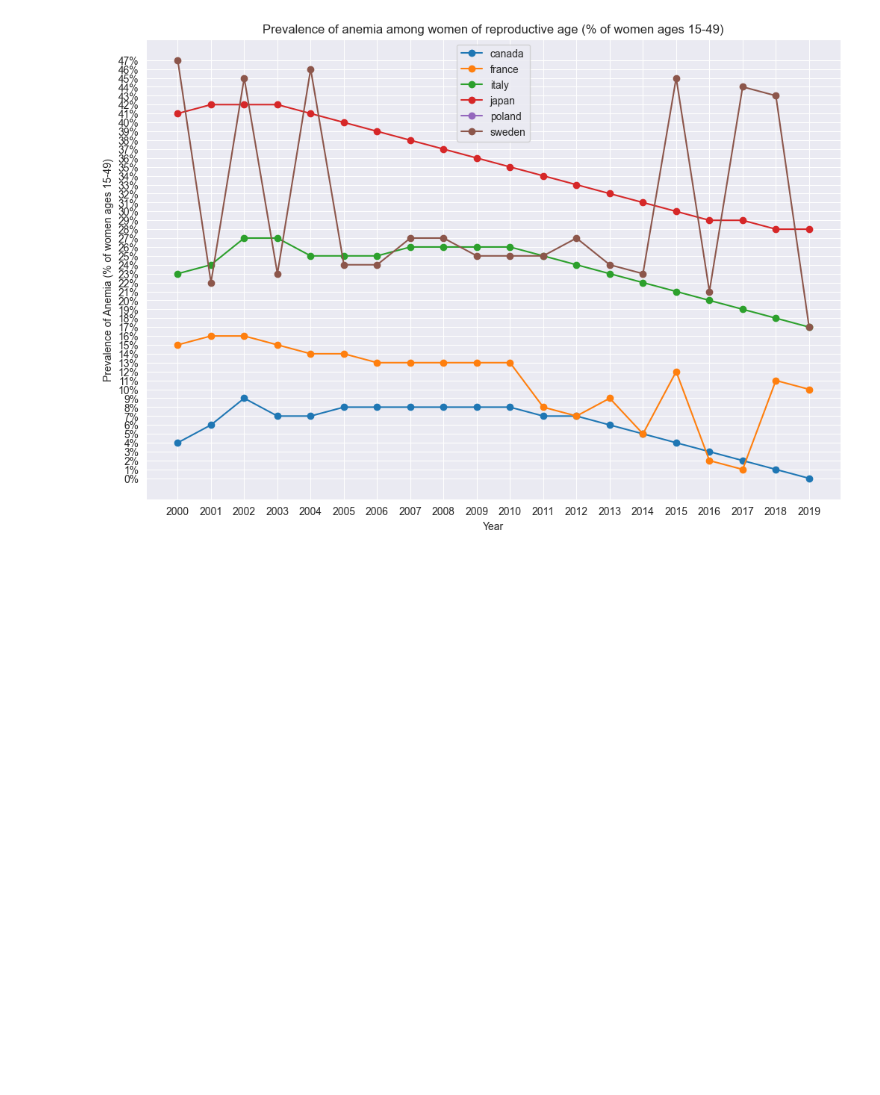
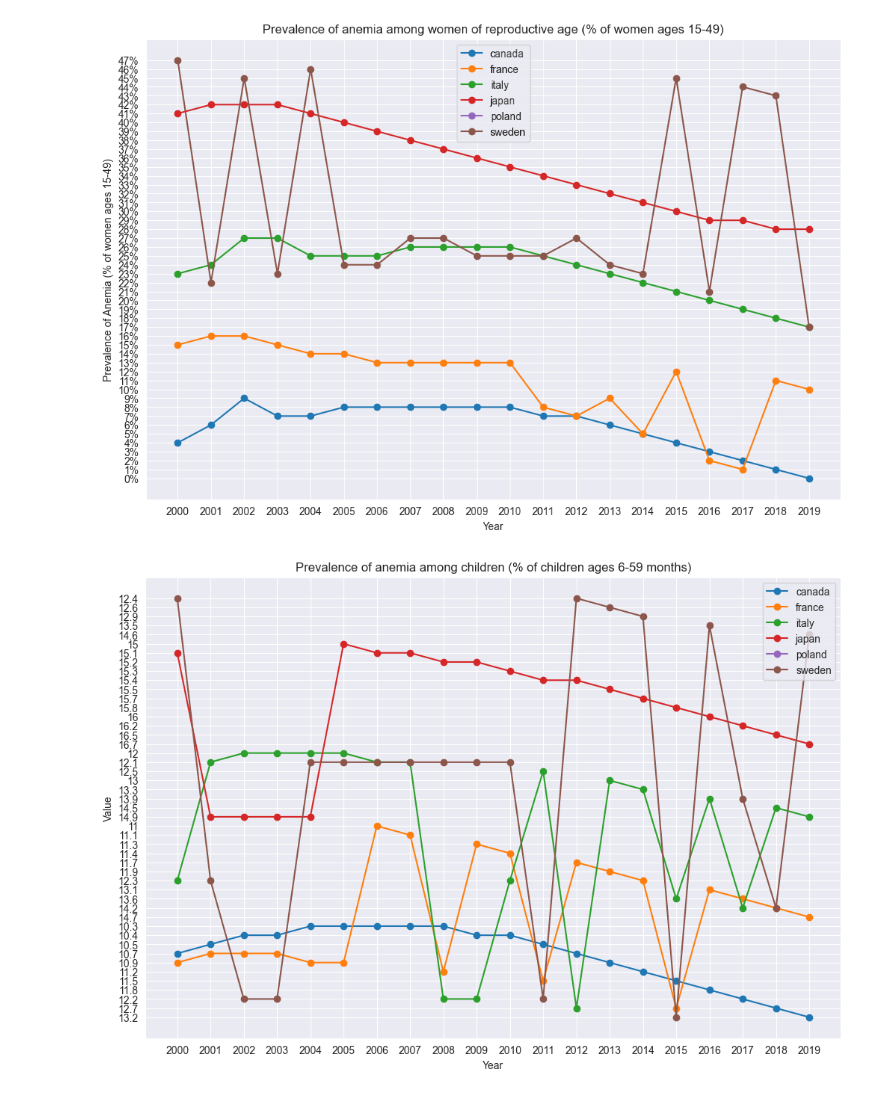
Before and after one commit to DuQer/HealthEducationVisualization, a Jupyter notebook: main.ipynb, the cells around one changed output. Cells and saved outputs as stored; diff of their text form; code cells hidden in the pictures; blank space fills up the shorter version.

Commit message:
Created a plot for the indicator "Prevalence of anemia among children (% of children ages 6-59 months)" across selected countries.

```diff
--- a/main.ipynb
+++ b/main.ipynb
@@ -224,3 +224,25 @@ plt.gca().set_yticklabels(['{:.0f}%'.format(x) for x in plt.gca().get_yticks()])
 plt.show()
 # %% [output]
 [figure]
+# %%
+
+indicator_name_children = "Prevalence of anemia among children (% of children ages 6-59 months)"
+
+plt.figure(figsize=(12, 8))
+
+for country in selected_countries:
+    selected_data_children = lista_health[country][lista_health[country]['Indicator Name'] == indicator_name_children]
+    selected_data_children = selected_data_children.sort_values(by='Year', ascending=False)
+    plt.plot(selected_data_children['Year'], selected_data_children['Value'], marker='o', linestyle='-', label=country)
+
+plt.title(indicator_name_children)
+plt.xlabel('Year')
+plt.ylabel('Value')
+plt.legend()
+plt.grid(True)
+
+plt.gca().invert_xaxis()
+
+plt.show()
+# %% [output]
+[figure, added]
```
